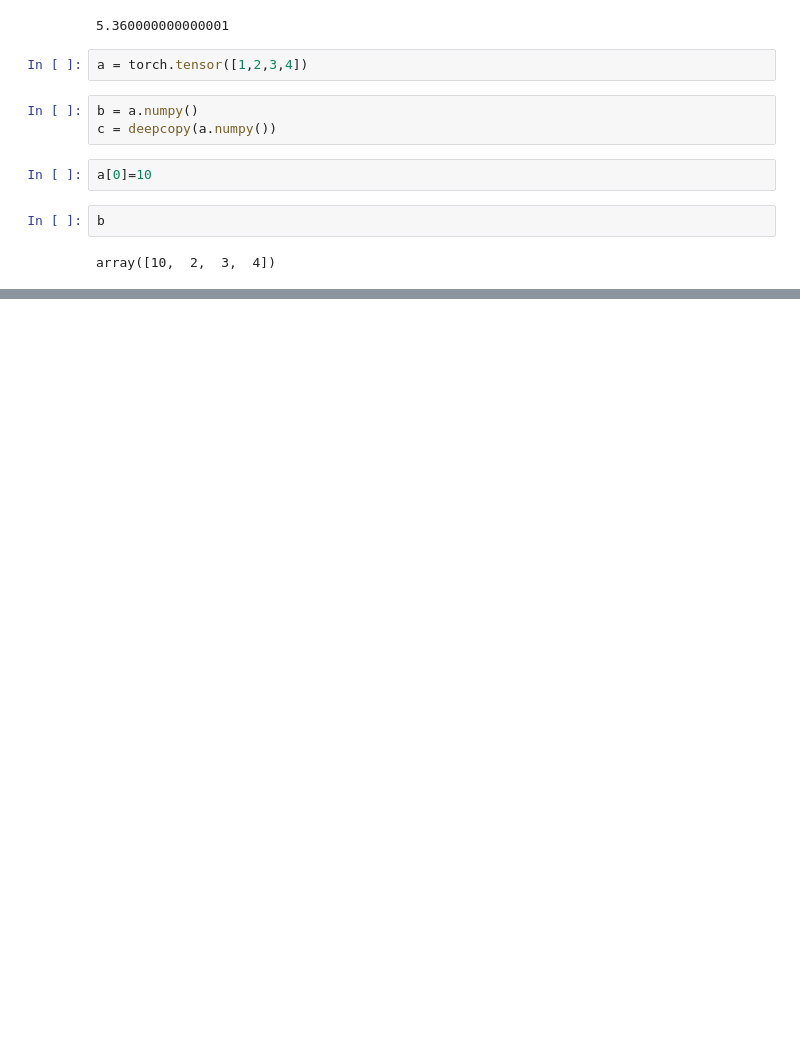
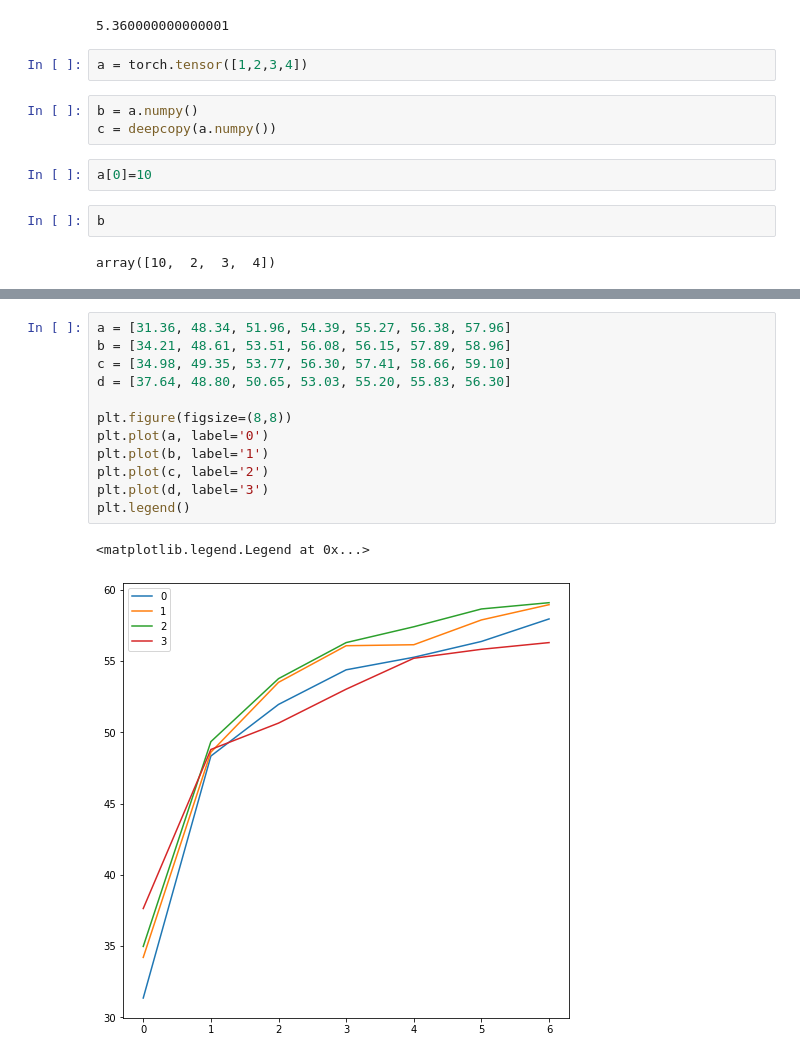
Before and after one commit to XinDongol/Octopy, a Jupyter notebook: code/lab.ipynb, the cells around one changed output, grey strips where cells are left out. Drawn from its saved outputs; the diff is of its cells as text; blank space fills up the shorter version.

```diff
--- a/code/lab.ipynb
+++ b/code/lab.ipynb
@@ -137,0 +181,15 @@ haha
+# %%
+a = [31.36, 48.34, 51.96, 54.39, 55.27, 56.38, 57.96]
+b = [34.21, 48.61, 53.51, 56.08, 56.15, 57.89, 58.96]
+c = [34.98, 49.35, 53.77, 56.30, 57.41, 58.66, 59.10]
+d = [37.64, 48.80, 50.65, 53.03, 55.20, 55.83, 56.30]
+
+plt.figure(figsize=(8,8))
+plt.plot(a, label='0')
+plt.plot(b, label='1')
+plt.plot(c, label='2')
+plt.plot(d, label='3')
+plt.legend()
+# %% [output]
+<matplotlib.legend.Legend at 0x...>
+[figure, added]
```
Also changed, not shown: parts of 13 cells of this notebook, 6 other files.
